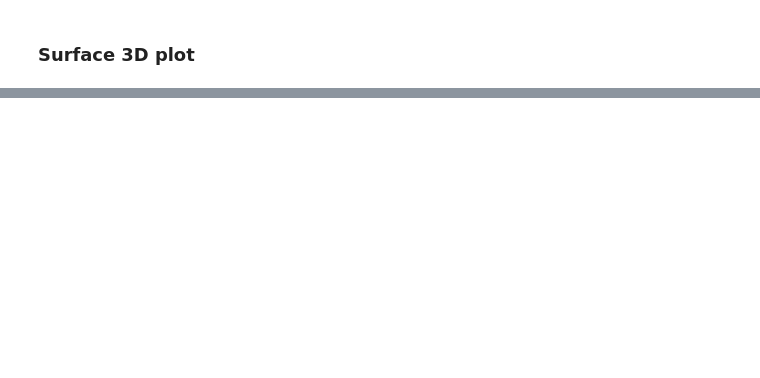
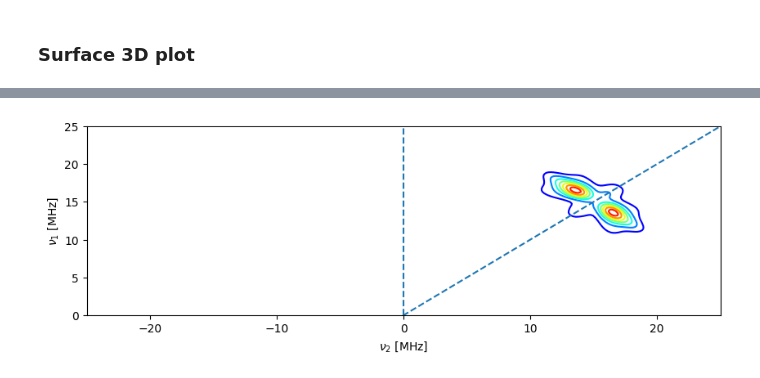
Before and after one commit to davistdaniel/EPRpy, a Jupyter notebook: docs/source/notebooks/examples.ipynb, the cells around one changed output, grey strips where cells are left out. Cells and saved outputs as stored; diff of their text form; code cells hidden in the pictures; blank space fills up the shorter version.

```diff
--- a/docs/source/notebooks/examples.ipynb
+++ b/docs/source/notebooks/examples.ipynb
@@ -265,0 +296,8 @@ fig,ax = tempo2d.plot(plot_type='surf')
+# %%
+# Processing workflows can be controlled by other parameters
+# zero fill with 1024 points
+# symmetrise the final spectrum along the diagonal
+# change polynomila order for background correction to 4
+# verbose=True for printing progress
+
+hyscore_proc1 = tempo_hyscore.workflow(zf=1024,symmetrise="diag",poly_order=4,verbose=True)
@@ -265,0 +315,14 @@ fig,ax = tempo2d.plot(plot_type='surf')
+# %%
+# you can also plot manually using matplotlib and format to your liking
+
+import matplotlib.pyplot as plt
+fig,ax = plt.subplots(figsize=(10,3))
+ax.contour(hyscore_proc1.data_dict["frequency_axis1"],hyscore_proc1.data_dict["frequency_axis2"],hyscore_proc1.data,cmap="jet")
+ax.set_ylim((0,25))
+ax.set_xlim((-25,25))
+ax.vlines(0,ymax=25,ymin=0,linestyles="dashed")
+ax.plot(hyscore_proc1.x,hyscore_proc1.x,linestyle="dashed")
+ax.set_xlabel(r"$\nu_{2}$"+" [MHz]")
+_=ax.set_ylabel(r"$\nu_{1}$"+" [MHz]")
+# %% [output]
+[figure, added]
```
Also changed, not shown: parts of 31 cells of this notebook, 6 other files.
